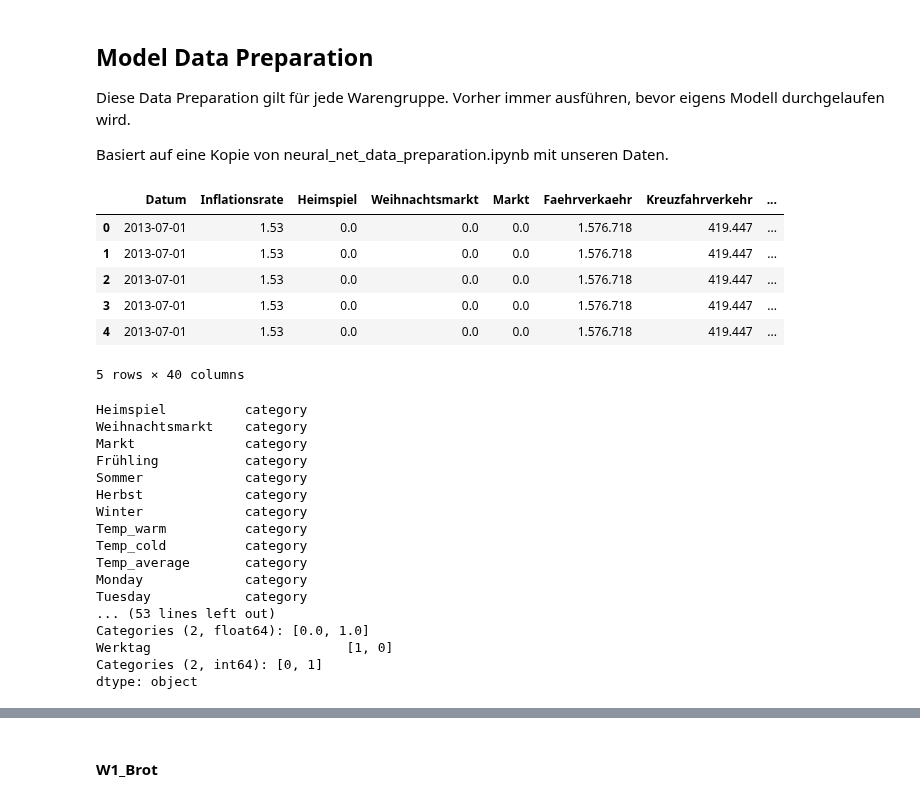
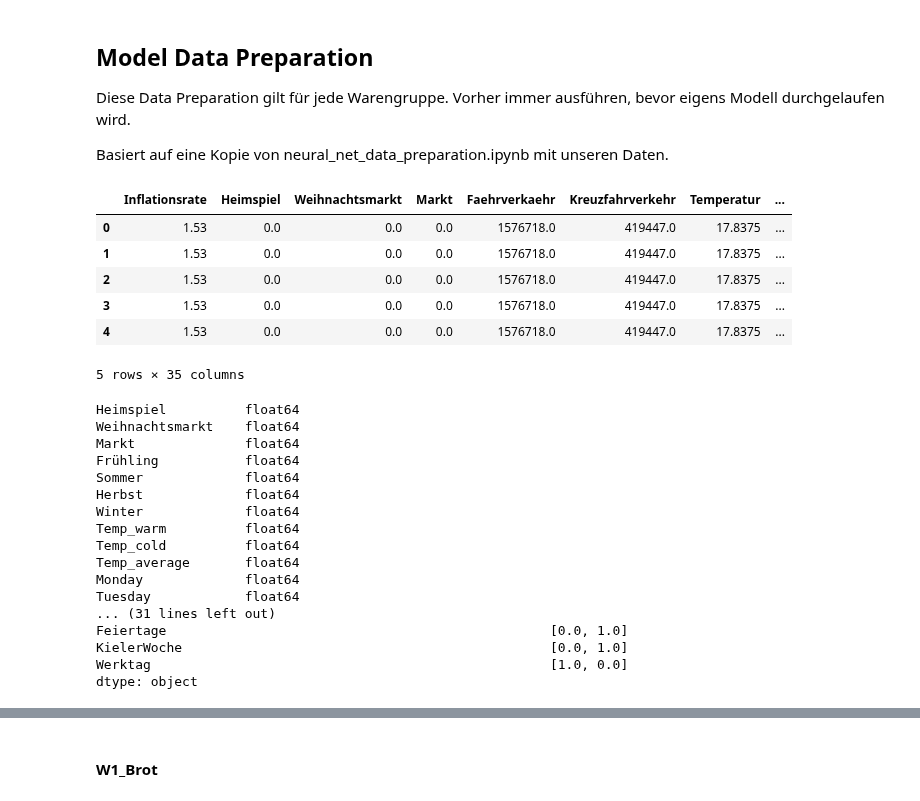
Before and after one commit to Fiesa00/DS_ML_Gr_1.5, a Jupyter notebook: 3_Neuronal_Model/Model-data-preparation_for_all_Warengruppe.ipynb, the cells around one changed output, grey strips where cells are left out. Drawn from its saved outputs; the diff is of its cells as text; code cells hidden in the pictures.

Commit message:
Data imputation zu csv

```diff
--- a/3_Neuronal_Model/Model-data-preparation_for_all_Warengruppe.ipynb
+++ b/3_Neuronal_Model/Model-data-preparation_for_all_Warengruppe.ipynb
@@ -7,20 +7,20 @@ Basiert auf eine Kopie von neural_net_data_preparation.ipynb mit unseren Daten.
 # %%
 # Import necessary libraries
 import pandas as pd
 import numpy as np
 import os
 
 # Import Data
-data = pd.read_csv('/workspaces/DS_ML_Gr_1.5/2_BaselineModel/merged_data_new.csv')
+data = pd.read_csv('/workspaces/DS_ML_Gr_1.5/3_Neuronal_Model/Imputed_Data_KNN.csv')
 data.head()  # Print first few rows to verify
 # %% [output]
-|  | Datum | Inflationsrate | Heimspiel | Weihnachtsmarkt | Markt | Faehrverkaehr | Kreuzfahrverkehr | ... |
-| 0 | 2013-07-01 | 1.53 | 0.0 | 0.0 | 0.0 | 1.576.718 | 419.447 | ... |
-| 1 | 2013-07-01 | 1.53 | 0.0 | 0.0 | 0.0 | 1.576.718 | 419.447 | ... |
-| 2 | 2013-07-01 | 1.53 | 0.0 | 0.0 | 0.0 | 1.576.718 | 419.447 | ... |
-| 3 | 2013-07-01 | 1.53 | 0.0 | 0.0 | 0.0 | 1.576.718 | 419.447 | ... |
-| 4 | 2013-07-01 | 1.53 | 0.0 | 0.0 | 0.0 | 1.576.718 | 419.447 | ... |
+|  | Inflationsrate | Heimspiel | Weihnachtsmarkt | Markt | Faehrverkaehr | Kreuzfahrverkehr | Temperatur | ... |
+| 0 | 1.53 | 0.0 | 0.0 | 0.0 | 1576718.0 | 419447.0 | 17.8375 | ... |
+| 1 | 1.53 | 0.0 | 0.0 | 0.0 | 1576718.0 | 419447.0 | 17.8375 | ... |
+| 2 | 1.53 | 0.0 | 0.0 | 0.0 | 1576718.0 | 419447.0 | 17.8375 | ... |
+| 3 | 1.53 | 0.0 | 0.0 | 0.0 | 1576718.0 | 419447.0 | 17.8375 | ... |
+| 4 | 1.53 | 0.0 | 0.0 | 0.0 | 1576718.0 | 419447.0 | 17.8375 | ... |
-5 rows × 40 columns
+5 rows × 35 columns
 # %%
 # Define categorical features
 categorical_features = ['Heimspiel',
@@ -78,22 +78,22 @@ prepared_data = pd.concat([data[['Umsatz']], features], axis=1)
 # Display the first few rows of the prepared data set
 #prepared_data.head()
 # %% [output]
-Heimspiel          category
-Weihnachtsmarkt    category
-Markt              category
-Frühling           category
-Sommer             category
-Herbst             category
-Winter             category
-Temp_warm          category
-Temp_cold          category
-Temp_average       category
-Monday             category
-Tuesday            category
-... (53 lines left out)
-Categories (2, float64): [0.0, 1.0]
-Werktag                         [1, 0]
-Categories (2, int64): [0, 1]
+Heimspiel          float64
+Weihnachtsmarkt    float64
+Markt              float64
+Frühling           float64
+Sommer             float64
+Herbst             float64
+Winter             float64
+Temp_warm          float64
+Temp_cold          float64
+Temp_average       float64
+Monday             float64
+Tuesday            float64
+... (31 lines left out)
+Feiertage                                                 [0.0, 1.0]
+KielerWoche                                               [0.0, 1.0]
+Werktag                                                   [1.0, 0.0]
 dtype: object
 # %%
 #Vorläufig wegen fehlender data imputation
```
Also changed, not shown: parts of 8 cells of this notebook, 25 other files.
